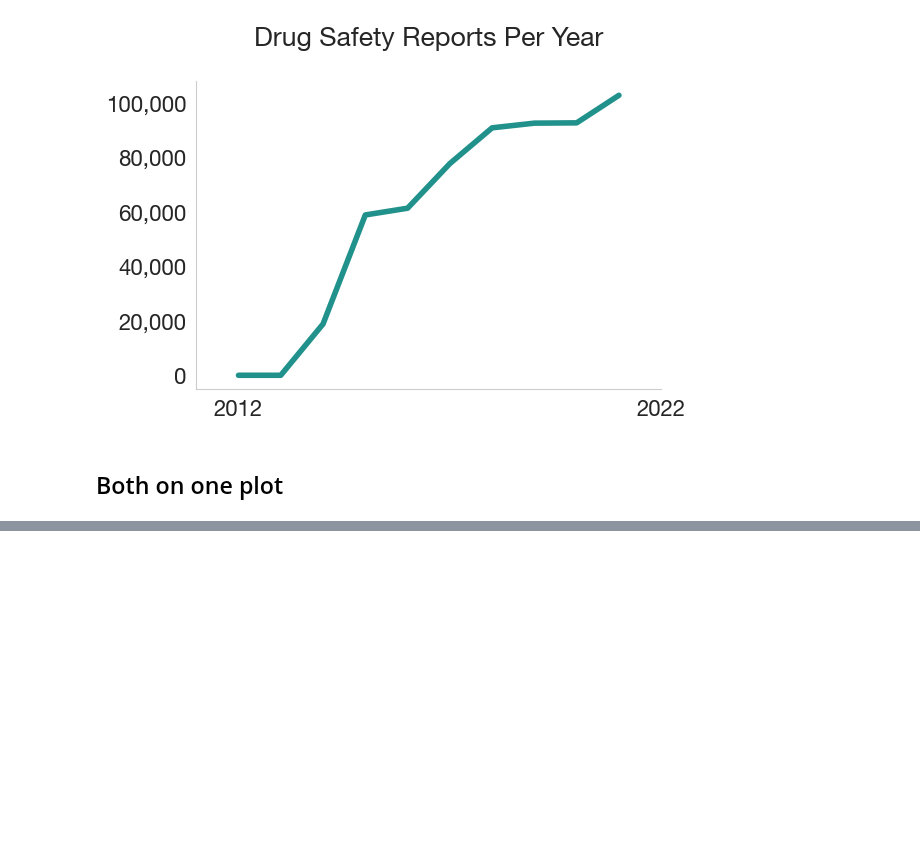
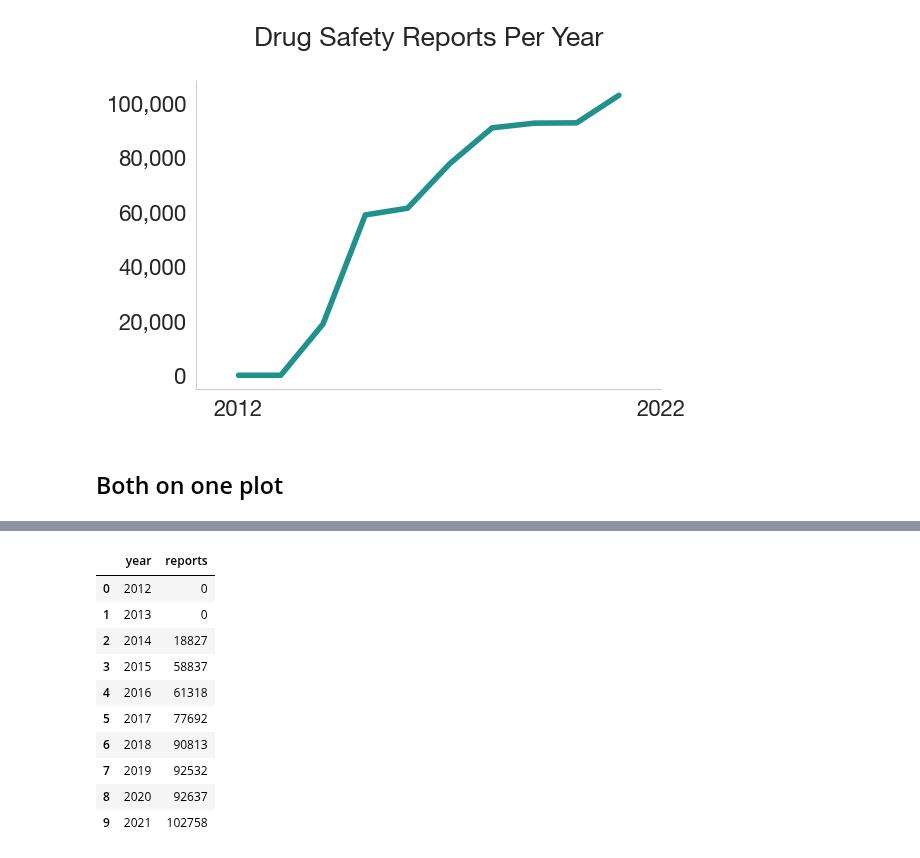
Before and after one commit to KarelDO/BioDEX, a Jupyter notebook: analysis/medline_citations_per_year.ipynb, the cells around one changed output, grey strips where cells are left out. Drawn from its saved outputs; the diff is of its cells as text; code cells hidden in the pictures; blank space fills up the shorter version.

```diff
--- a/analysis/medline_citations_per_year.ipynb
+++ b/analysis/medline_citations_per_year.ipynb
@@ -242,3 +314,17 @@ data_faers = data_faers[:-1]
+# %%
+data_faers_litref
+# %% [output]
+|  | year | reports |
+| 0 | 2012 | 0 |
+| 1 | 2013 | 0 |
+| 2 | 2014 | 18827 |
+| 3 | 2015 | 58837 |
+| 4 | 2016 | 61318 |
+| 5 | 2017 | 77692 |
+| 6 | 2018 | 90813 |
+| 7 | 2019 | 92532 |
+| 8 | 2020 | 92637 |
+| 9 | 2021 | 102758 |
 # %%
 import pandas as pd
 import matplotlib.pyplot as plt
```
Also changed, not shown: parts of 3 cells of this notebook, 2 other files.
